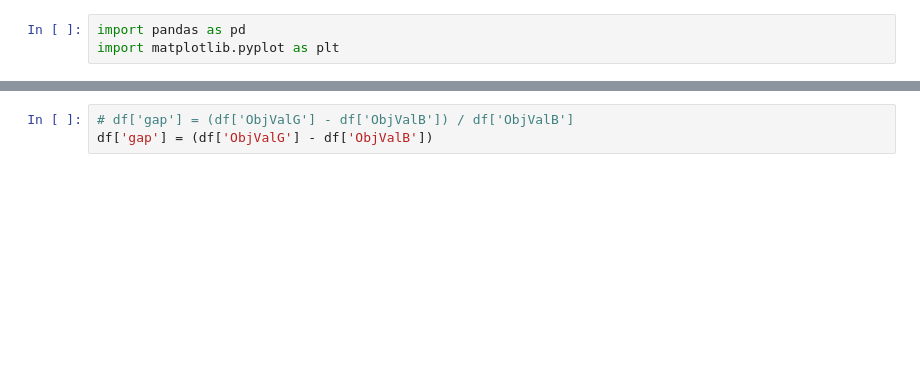
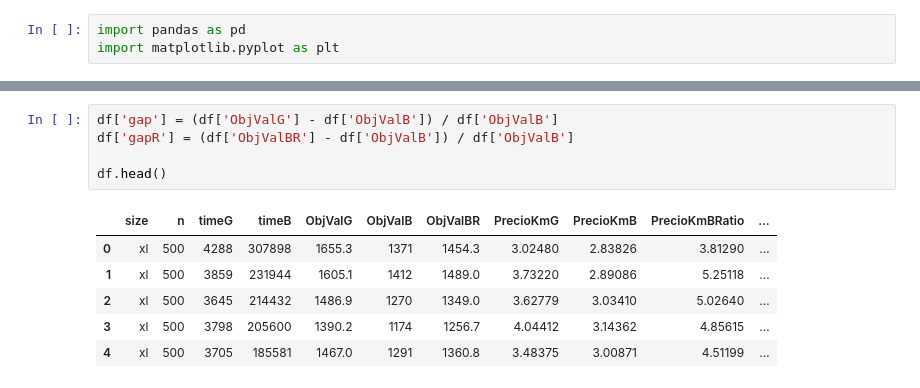
Before and after one commit to T1Pyscientist/TP1_TD5, a Jupyter notebook: data_proc.ipynb, the cells around one changed output, grey strips where cells are left out. Saved outputs shown, nothing was run; the diff lists cells and outputs as text; blank space fills up the shorter version.

```diff
--- a/data_proc.ipynb
+++ b/data_proc.ipynb
@@ -13,3 +12,12 @@ df = pd.read_csv('results.csv')
 # %%
-# df['gap'] = (df['ObjValG'] - df['ObjValB']) / df['ObjValB']
-df['gap'] = (df['ObjValG'] - df['ObjValB'])
+df['gap'] = (df['ObjValG'] - df['ObjValB']) / df['ObjValB']
+df['gapR'] = (df['ObjValBR'] - df['ObjValB']) / df['ObjValB']
+
+df.head()
+# %% [output]
+|  | size | n | timeG | timeB | ObjValG | ObjValB | ObjValBR | PrecioKmG | PrecioKmB | PrecioKmBRatio | ... |
+| 0 | xl | 500 | 4288 | 307898 | 1655.3 | 1371 | 1454.3 | 3.02480 | 2.83826 | 3.81290 | ... |
+| 1 | xl | 500 | 3859 | 231944 | 1605.1 | 1412 | 1489.0 | 3.73220 | 2.89086 | 5.25118 | ... |
+| 2 | xl | 500 | 3645 | 214432 | 1486.9 | 1270 | 1349.0 | 3.62779 | 3.03410 | 5.02640 | ... |
+| 3 | xl | 500 | 3798 | 205600 | 1390.2 | 1174 | 1256.7 | 4.04412 | 3.14362 | 4.85615 | ... |
+| 4 | xl | 500 | 3705 | 185581 | 1467.0 | 1291 | 1360.8 | 3.48375 | 3.00871 | 4.51199 | ... |
```
Also changed, not shown: parts of 8 cells of this notebook, 6 other files.
